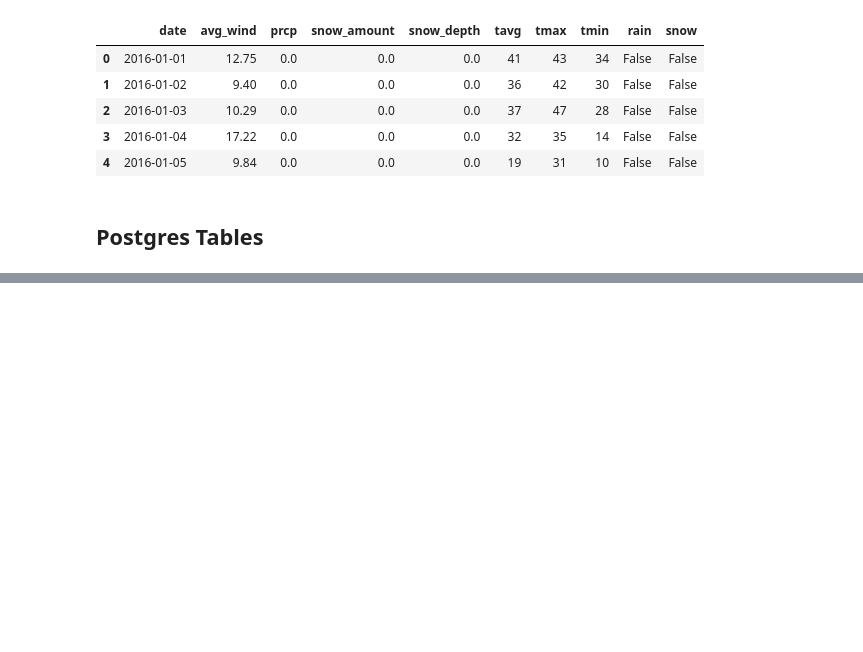
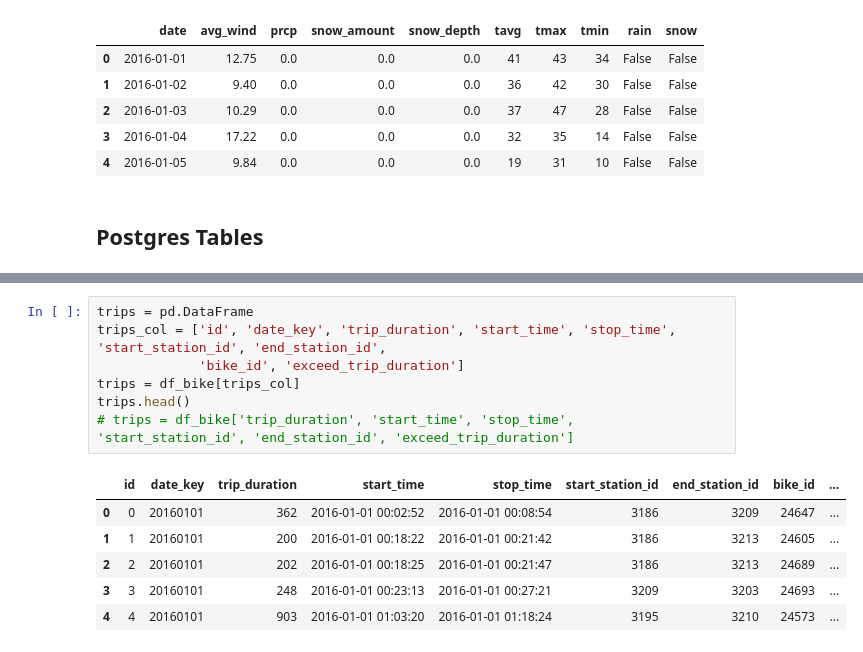
Before and after one commit to SereniT33/Codecademy_DE_Portfolio, a Jupyter notebook: bike-rental-data-management/bike-rental.ipynb, the cells around one changed output, grey strips where cells are left out. Drawn from its saved outputs; the diff is of its cells as text; blank space fills up the shorter version.

Commit message:
Updated data schema

```diff
--- a/bike-rental-data-management/bike-rental.ipynb
+++ b/bike-rental-data-management/bike-rental.ipynb
@@ -459,0 +471,14 @@ dates.head()
+# %%
+trips = pd.DataFrame
+trips_col = ['id', 'date_key', 'trip_duration', 'start_time', 'stop_time', 'start_station_id', 'end_station_id',
+             'bike_id', 'exceed_trip_duration']
+trips = df_bike[trips_col]
+trips.head()
+# trips = df_bike['trip_duration', 'start_time', 'stop_time', 'start_station_id', 'end_station_id', 'exceed_trip_duration']
+# %% [output]
+|  | id | date_key | trip_duration | start_time | stop_time | start_station_id | end_station_id | bike_id | ... |
+| 0 | 0 | 20160101 | 362 | 2016-01-01 00:02:52 | 2016-01-01 00:08:54 | 3186 | 3209 | 24647 | ... |
+| 1 | 1 | 20160101 | 200 | 2016-01-01 00:18:22 | 2016-01-01 00:21:42 | 3186 | 3213 | 24605 | ... |
+| 2 | 2 | 20160101 | 202 | 2016-01-01 00:18:25 | 2016-01-01 00:21:47 | 3186 | 3213 | 24689 | ... |
+| 3 | 3 | 20160101 | 248 | 2016-01-01 00:23:13 | 2016-01-01 00:27:21 | 3209 | 3203 | 24693 | ... |
+| 4 | 4 | 20160101 | 903 | 2016-01-01 01:03:20 | 2016-01-01 01:18:24 | 3195 | 3210 | 24573 | ... |
```
Also changed, not shown: parts of 17 cells of this notebook, 2 other files.
